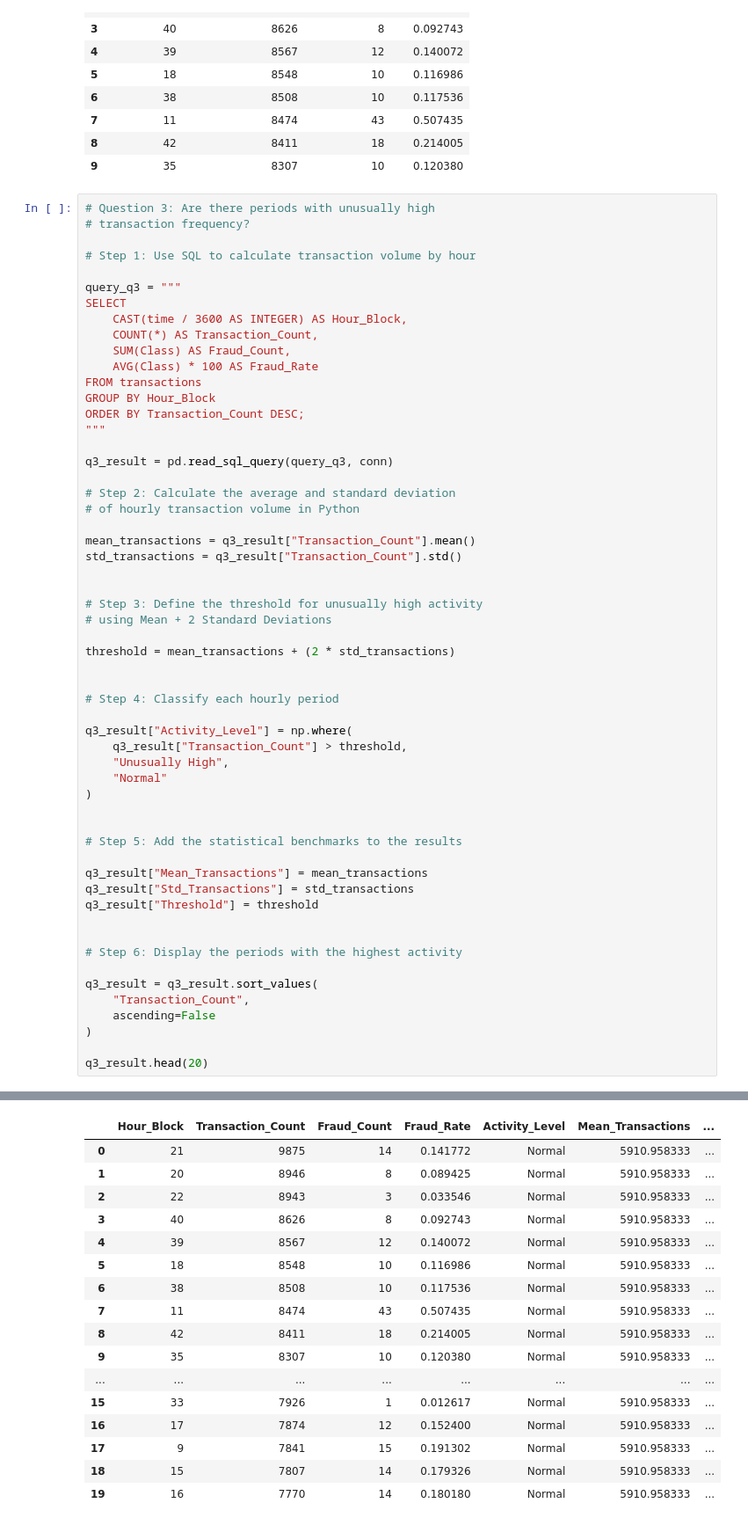
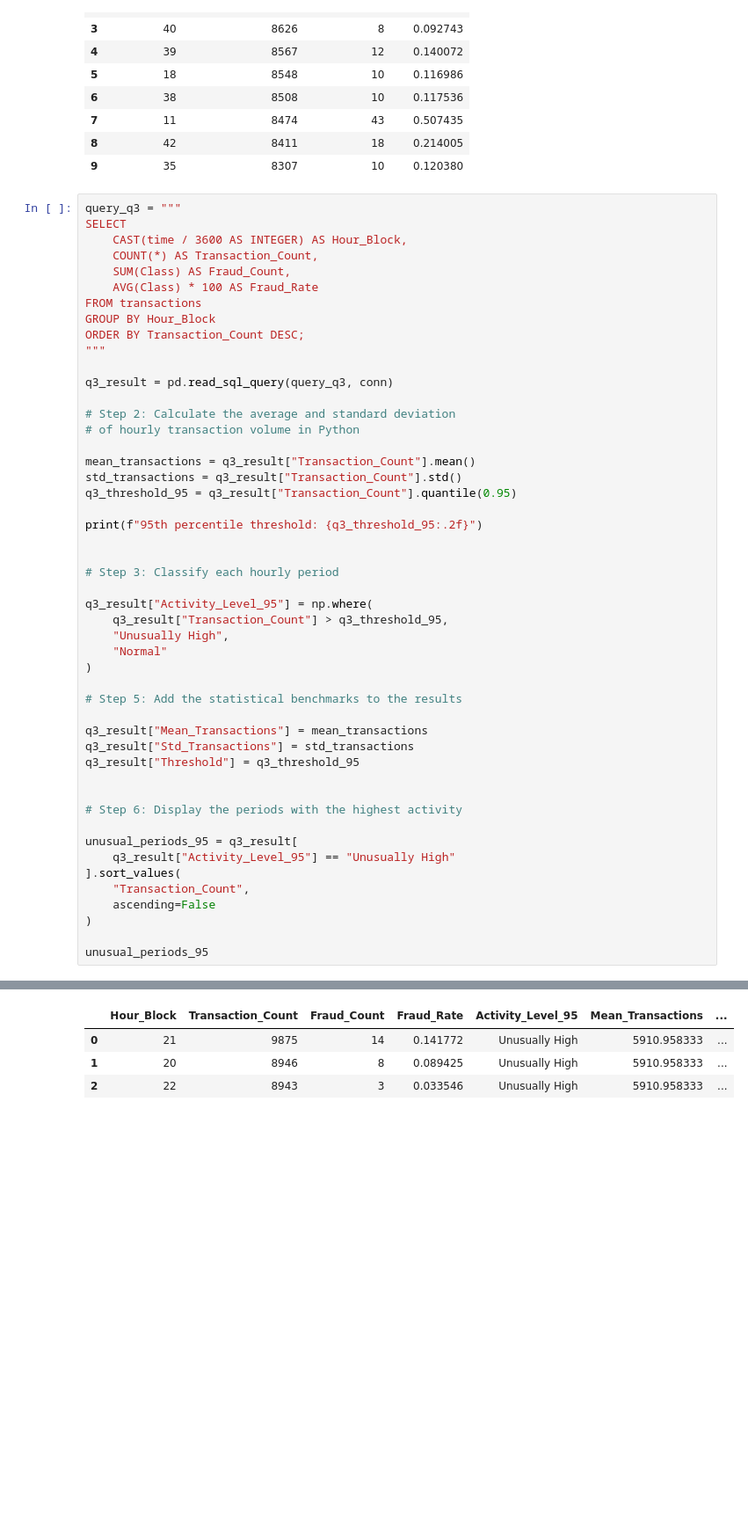
Before and after one commit to Yvonneamg/Credit_Card_Fraud_Detection, a Jupyter notebook: fraud_detection_final.ipynb, the cells around one changed output, grey strips where cells are left out. Shown at 88% size. Drawn from its saved outputs; the diff is of its cells as text; blank space fills up the shorter version.

Commit message:
Queries for the last business question

```diff
--- a/fraud_detection_final.ipynb
+++ b/fraud_detection_final.ipynb
@@ -808,11 +948,6 @@ q3_result.head(10)
 | 8 | 42 | 8411 | 18 | 0.214005 |
 | 9 | 35 | 8307 | 10 | 0.120380 |
 # %%
-# Question 3: Are there periods with unusually high
-# transaction frequency?
-
-# Step 1: Use SQL to calculate transaction volume by hour
-
 query_q3 = """
 SELECT
     CAST(time / 3600 AS INTEGER) AS Hour_Block,
@@ -831,36 +966,34 @@ q3_result = pd.read_sql_query(query_q3, conn)
 
 mean_transactions = q3_result["Transaction_Count"].mean()
 std_transactions = q3_result["Transaction_Count"].std()
+q3_threshold_95 = q3_result["Transaction_Count"].quantile(0.95)
+
+print(f"95th percentile threshold: {q3_threshold_95:.2f}")
 
 
-# Step 3: Define the threshold for unusually high activity
-# using Mean + 2 Standard Deviations
+# Step 3: Classify each hourly period
 
-threshold = mean_transactions + (2 * std_transactions)
-
-
-# Step 4: Classify each hourly period
-
-q3_result["Activity_Level"] = np.where(
-    q3_result["Transaction_Count"] > threshold,
+q3_result["Activity_Level_95"] = np.where(
+    q3_result["Transaction_Count"] > q3_threshold_95,
     "Unusually High",
     "Normal"
 )
-
 
 # Step 5: Add the statistical benchmarks to the results
 
 q3_result["Mean_Transactions"] = mean_transactions
 q3_result["Std_Transactions"] = std_transactions
-q3_result["Threshold"] = threshold
+q3_result["Threshold"] = q3_threshold_95
 
 
 # Step 6: Display the periods with the highest activity
 
-q3_result = q3_result.sort_values(
+unusual_periods_95 = q3_result[
+    q3_result["Activity_Level_95"] == "Unusually High"
+].sort_values(
     "Transaction_Count",
     ascending=False
 )
 
-q3_result.head(20)
+unusual_periods_95
 # %% [output]
@@ -867,17 +1001,4 @@ q3_result.head(20)
-|  | Hour_Block | Transaction_Count | Fraud_Count | Fraud_Rate | Activity_Level | Mean_Transactions | ... |
-| 0 | 21 | 9875 | 14 | 0.141772 | Normal | 5910.958333 | ... |
-| 1 | 20 | 8946 | 8 | 0.089425 | Normal | 5910.958333 | ... |
-| 2 | 22 | 8943 | 3 | 0.033546 | Normal | 5910.958333 | ... |
-| 3 | 40 | 8626 | 8 | 0.092743 | Normal | 5910.958333 | ... |
-| 4 | 39 | 8567 | 12 | 0.140072 | Normal | 5910.958333 | ... |
-| 5 | 18 | 8548 | 10 | 0.116986 | Normal | 5910.958333 | ... |
-| 6 | 38 | 8508 | 10 | 0.117536 | Normal | 5910.958333 | ... |
-| 7 | 11 | 8474 | 43 | 0.507435 | Normal | 5910.958333 | ... |
-| 8 | 42 | 8411 | 18 | 0.214005 | Normal | 5910.958333 | ... |
-| 9 | 35 | 8307 | 10 | 0.120380 | Normal | 5910.958333 | ... |
-| ... | ... | ... | ... | ... | ... | ... | ... |
-| 15 | 33 | 7926 | 1 | 0.012617 | Normal | 5910.958333 | ... |
-| 16 | 17 | 7874 | 12 | 0.152400 | Normal | 5910.958333 | ... |
-| 17 | 9 | 7841 | 15 | 0.191302 | Normal | 5910.958333 | ... |
-| 18 | 15 | 7807 | 14 | 0.179326 | Normal | 5910.958333 | ... |
-| 19 | 16 | 7770 | 14 | 0.180180 | Normal | 5910.958333 | ... |
+|  | Hour_Block | Transaction_Count | Fraud_Count | Fraud_Rate | Activity_Level_95 | Mean_Transactions | ... |
+| 0 | 21 | 9875 | 14 | 0.141772 | Unusually High | 5910.958333 | ... |
+| 1 | 20 | 8946 | 8 | 0.089425 | Unusually High | 5910.958333 | ... |
+| 2 | 22 | 8943 | 3 | 0.033546 | Unusually High | 5910.958333 | ... |
```
Also changed, not shown: parts of 8 cells of this notebook, 2 other files.
